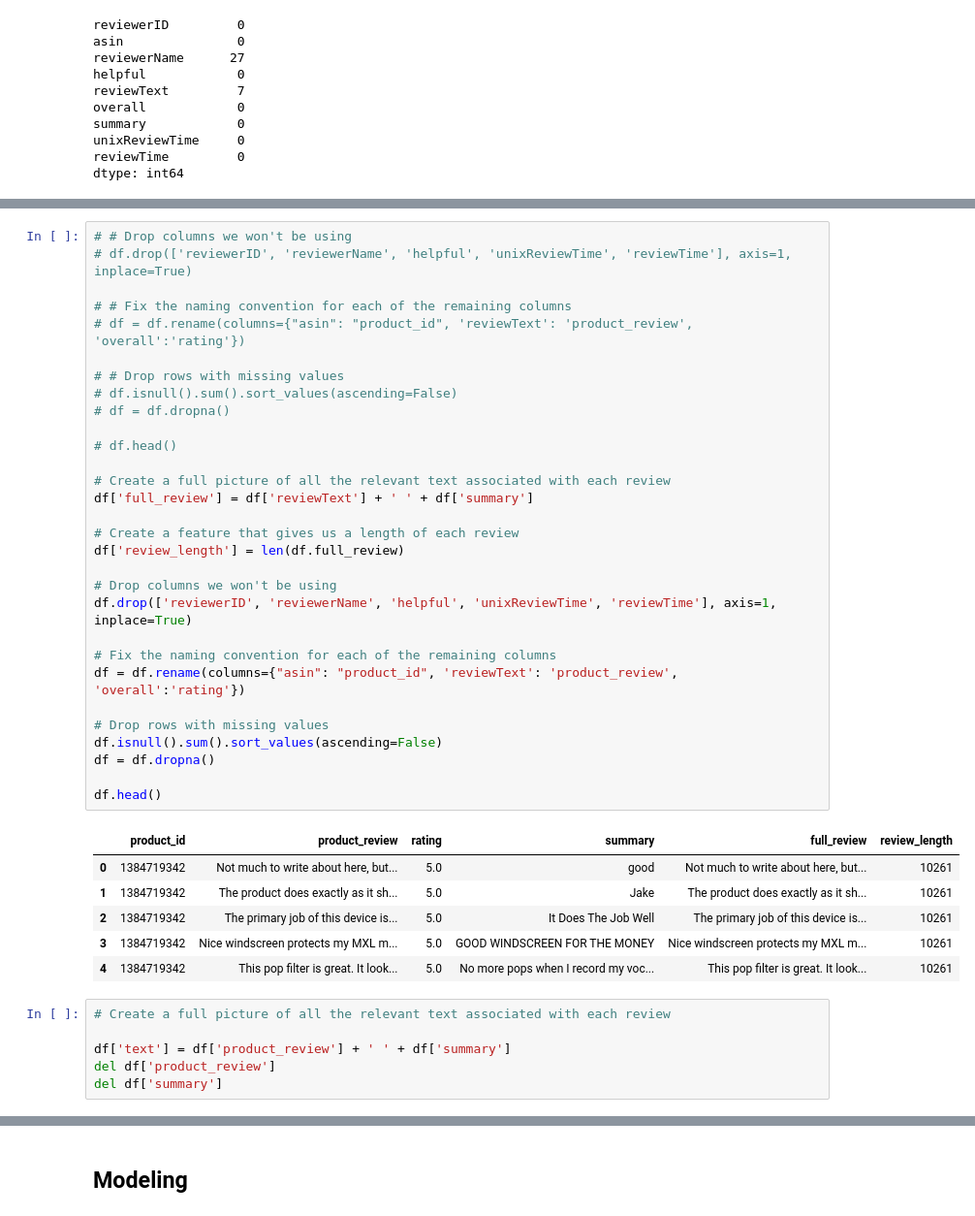
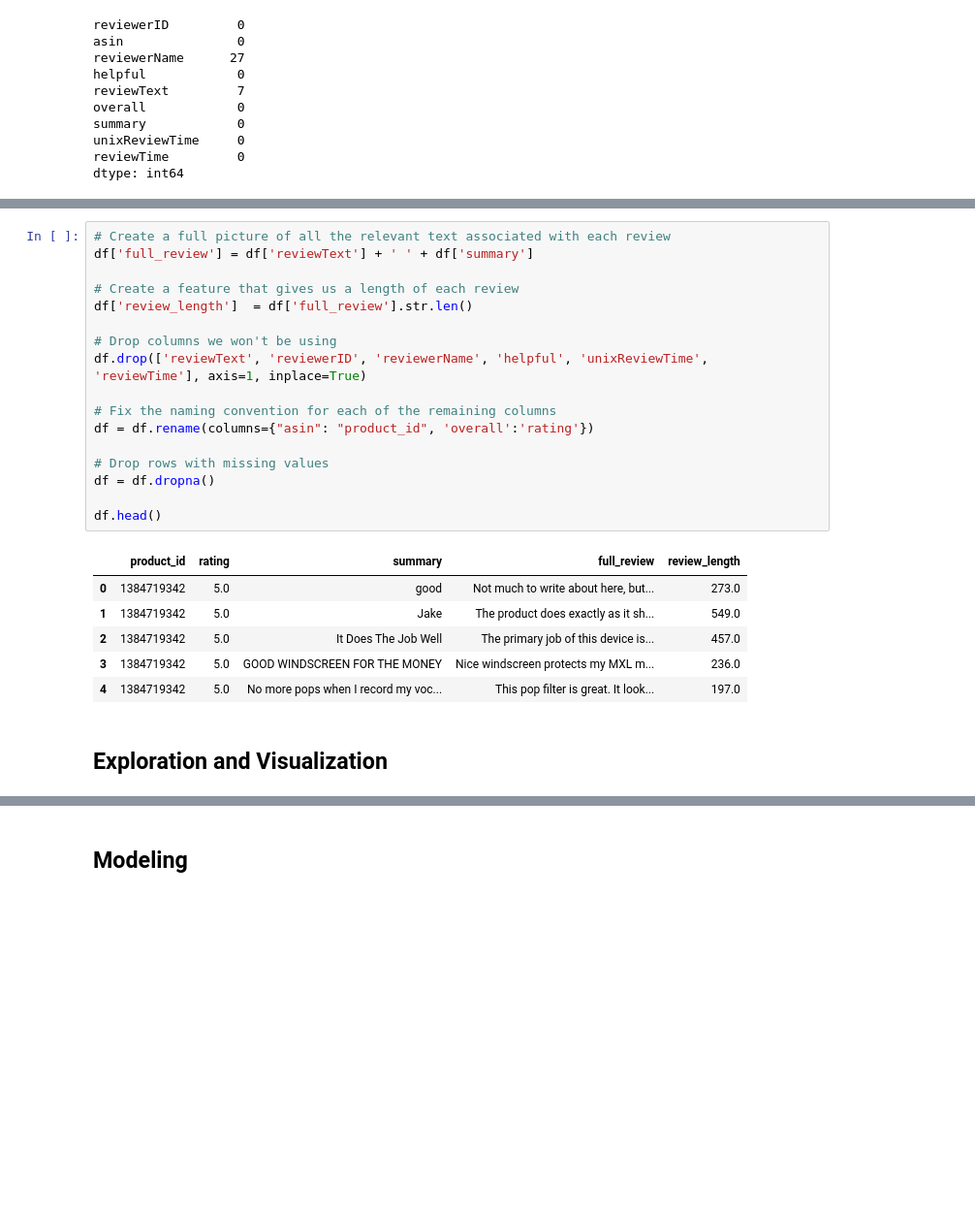
Before and after one commit to chasethompson/amazon-music-nlp, a Jupyter notebook: amazon_music_review_nlp.ipynb, the cells around one changed output, grey strips where cells are left out. Shown at 97% size. Saved outputs shown, nothing was run; the diff lists cells and outputs as text; blank space fills up the shorter version.

```diff
--- a/amazon_music_review_nlp.ipynb
+++ b/amazon_music_review_nlp.ipynb
@@ -98,44 +108,27 @@ df.reviewerName.value_counts().hist()
 # %%
-# # Drop columns we won't be using
-# df.drop(['reviewerID', 'reviewerName', 'helpful', 'unixReviewTime', 'reviewTime'], axis=1, inplace=True)
-
-# # Fix the naming convention for each of the remaining columns
-# df = df.rename(columns={"asin": "product_id", 'reviewText': 'product_review', 'overall':'rating'})
-
-# # Drop rows with missing values
-# df.isnull().sum().sort_values(ascending=False)
-# df = df.dropna()
-
-# df.head()
-
 # Create a full picture of all the relevant text associated with each review
 df['full_review'] = df['reviewText'] + ' ' + df['summary']
 
 # Create a feature that gives us a length of each review
-df['review_length'] = len(df.full_review)
+df['review_length']  = df['full_review'].str.len()
 
 # Drop columns we won't be using
-df.drop(['reviewerID', 'reviewerName', 'helpful', 'unixReviewTime', 'reviewTime'], axis=1, inplace=True)
+df.drop(['reviewText', 'reviewerID', 'reviewerName', 'helpful', 'unixReviewTime', 'reviewTime'], axis=1, inplace=True)
 
 # Fix the naming convention for each of the remaining columns
-df = df.rename(columns={"asin": "product_id", 'reviewText': 'product_review', 'overall':'rating'})
+df = df.rename(columns={"asin": "product_id", 'overall':'rating'})
 
 # Drop rows with missing values
-df.isnull().sum().sort_values(ascending=False)
 df = df.dropna()
 
 df.head()
 # %% [output]
-|  | product_id | product_review | rating | summary | full_review | review_length |
-| 0 | 1384719342 | Not much to write about here, but... | 5.0 | good | Not much to write about here, but... | 10261 |
-| 1 | 1384719342 | The product does exactly as it sh... | 5.0 | Jake | The product does exactly as it sh... | 10261 |
-| 2 | 1384719342 | The primary job of this device is... | 5.0 | It Does The Job Well | The primary job of this device is... | 10261 |
-| 3 | 1384719342 | Nice windscreen protects my MXL m... | 5.0 | GOOD WINDSCREEN FOR THE MONEY | Nice windscreen protects my MXL m... | 10261 |
-| 4 | 1384719342 | This pop filter is great. It look... | 5.0 | No more pops when I record my voc... | This pop filter is great. It look... | 10261 |
+|  | product_id | rating | summary | full_review | review_length |
+| 0 | 1384719342 | 5.0 | good | Not much to write about here, but... | 273.0 |
+| 1 | 1384719342 | 5.0 | Jake | The product does exactly as it sh... | 549.0 |
+| 2 | 1384719342 | 5.0 | It Does The Job Well | The primary job of this device is... | 457.0 |
+| 3 | 1384719342 | 5.0 | GOOD WINDSCREEN FOR THE MONEY | Nice windscreen protects my MXL m... | 236.0 |
+| 4 | 1384719342 | 5.0 | No more pops when I record my voc... | This pop filter is great. It look... | 197.0 |
-# %%
-# Create a full picture of all the relevant text associated with each review
-
-df['text'] = df['product_review'] + ' ' + df['summary']
-del df['product_review']
-del df['summary']
+# %% [markdown]
+## Exploration and Visualization
 # %%
```
Also changed, not shown: parts of 36 cells of this notebook.
